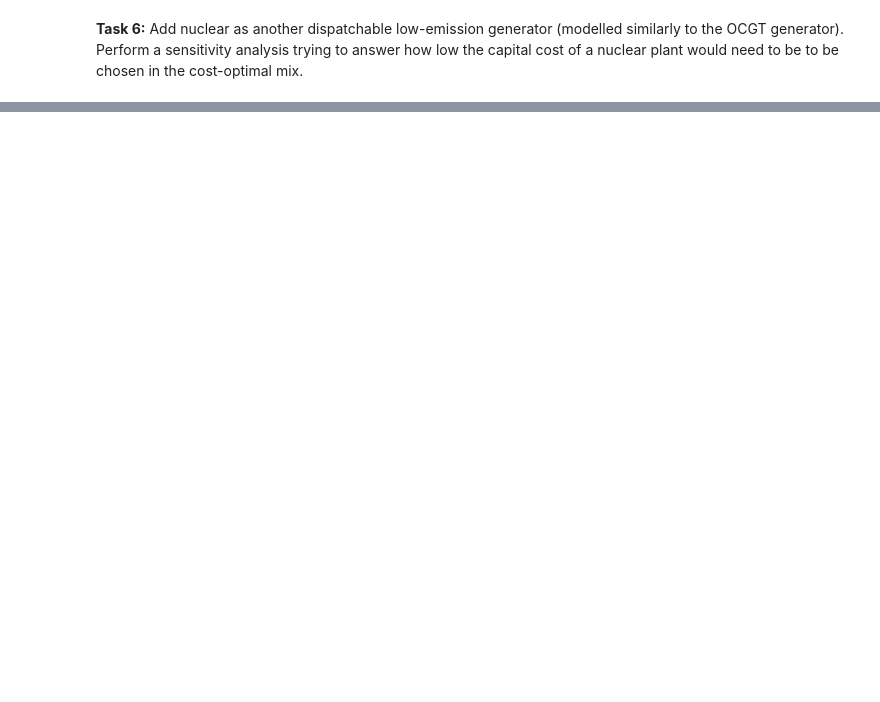
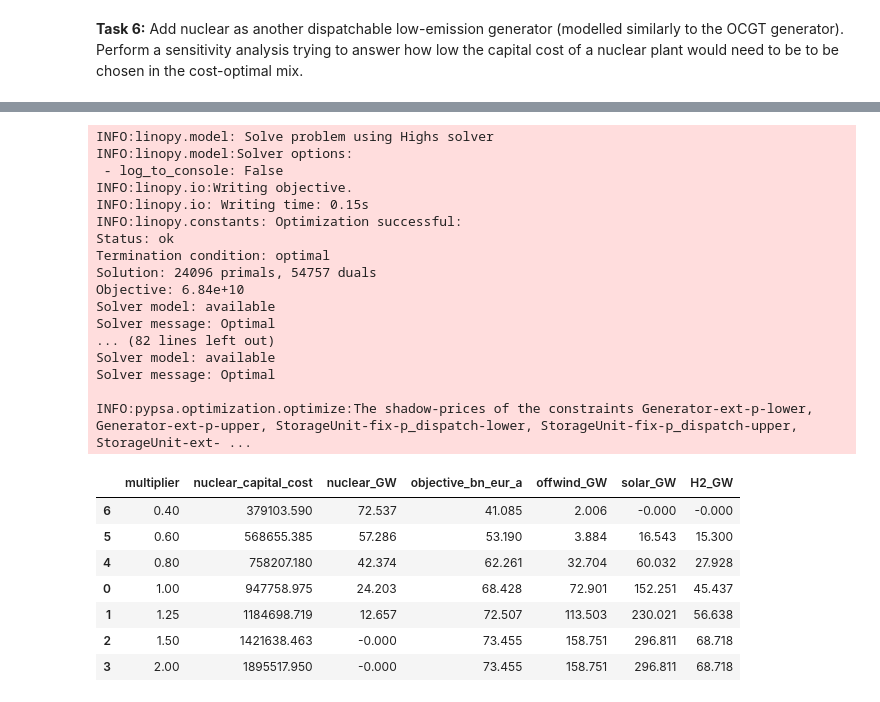
Before and after one commit to FCornielle/data-science-for-esm, a Jupyter notebook: data-science-for-esm/10-workshop-pypsa-cem.ipynb, the cells around one changed output, grey strips where cells are left out. Drawn from its saved outputs; the diff is of its cells as text; code cells hidden in the pictures; blank space fills up the shorter version.

```diff
--- a/data-science-for-esm/10-workshop-pypsa-cem.ipynb
+++ b/data-science-for-esm/10-workshop-pypsa-cem.ipynb
@@ -1198,0 +1407,23 @@ INFO:pypsa.optimization.optimize:The shadow-prices of the constraints Generator-
+# %%
+def solve_with_nuclear(nuclear_capital_cost):
+    if n1.model is not None and hasattr(n1.model, "solver_model"):
+        n1.model.solver_model = None
+
+    test = n1.copy()
+
+    if "nuclear" not in test.carriers.index:
+        test.add("Carrier", "nuclear", color="slategray", co2_emissions=0)
+
+    test.add(
+        "Generator",
+        "nuclear",
+        bus="electricity",
+        carrier="nuclear",
+        capital_cost=nuclear_capital_cost,
+        marginal_cost=costs1.at["nuclear", "marginal_cost"],
+        efficiency=costs1.at["nuclear", "efficiency"],
+        p_nom_extendable=True,
+    )
+
+    test.optimize(solver_name="highs", log_to_console=False)
+    return test
@@ -1198,0 +1459,48 @@ INFO:pypsa.optimization.optimize:The shadow-prices of the constraints Generator-
+# %%
+multipliers = [1.0, 1.25, 1.5, 2.0, 0.8, 0.6, 0.4]
+rows = []
+
+for m in multipliers:
+    cc = costs1.at["nuclear", "capital_cost"] * m
+    test = solve_with_nuclear(cc)
+
+    rows.append(
+        {
+            "multiplier": m,
+            "nuclear_capital_cost": cc,
+            "nuclear_GW": test.generators.at["nuclear", "p_nom_opt"] / 1e3,
+            "objective_bn_eur_a": test.objective / 1e9,
+            "offwind_GW": test.generators.at["offwind", "p_nom_opt"] / 1e3,
+            "solar_GW": test.generators.at["solar", "p_nom_opt"] / 1e3,
+            "H2_GW": test.storage_units.at["hydrogen storage underground", "p_nom_opt"] / 1e3,
+        }
+    )
+
+df = pd.DataFrame(rows).sort_values("multiplier")
+df.round(3)
+# %% [output]
+INFO:linopy.model: Solve problem using Highs solver
+INFO:linopy.model:Solver options:
+ - log_to_console: False
+INFO:linopy.io:Writing objective.
+INFO:linopy.io: Writing time: 0.15s
+INFO:linopy.constants: Optimization successful:
+Status: ok
+Termination condition: optimal
+Solution: 24096 primals, 54757 duals
+Objective: 6.84e+10
+Solver model: available
+Solver message: Optimal
+... (82 lines left out)
+Solver model: available
+Solver message: Optimal
+
+INFO:pypsa.optimization.optimize:The shadow-prices of the constraints Generator-ext-p-lower, Generator-ext-p-upper, StorageUnit-fix-p_dispatch-lower, StorageUnit-fix-p_dispatch-upper, StorageUnit-ext- ...
+|  | multiplier | nuclear_capital_cost | nuclear_GW | objective_bn_eur_a | offwind_GW | solar_GW | H2_GW |
+| 6 | 0.40 | 379103.590 | 72.537 | 41.085 | 2.006 | -0.000 | -0.000 |
+| 5 | 0.60 | 568655.385 | 57.286 | 53.190 | 3.884 | 16.543 | 15.300 |
+| 4 | 0.80 | 758207.180 | 42.374 | 62.261 | 32.704 | 60.032 | 27.928 |
+| 0 | 1.00 | 947758.975 | 24.203 | 68.428 | 72.901 | 152.251 | 45.437 |
+| 1 | 1.25 | 1184698.719 | 12.657 | 72.507 | 113.503 | 230.021 | 56.638 |
+| 2 | 1.50 | 1421638.463 | -0.000 | 73.455 | 158.751 | 296.811 | 68.718 |
+| 3 | 2.00 | 1895517.950 | -0.000 | 73.455 | 158.751 | 296.811 | 68.718 |
```
Also changed, not shown: parts of 28 cells of this notebook, 2 other files.
